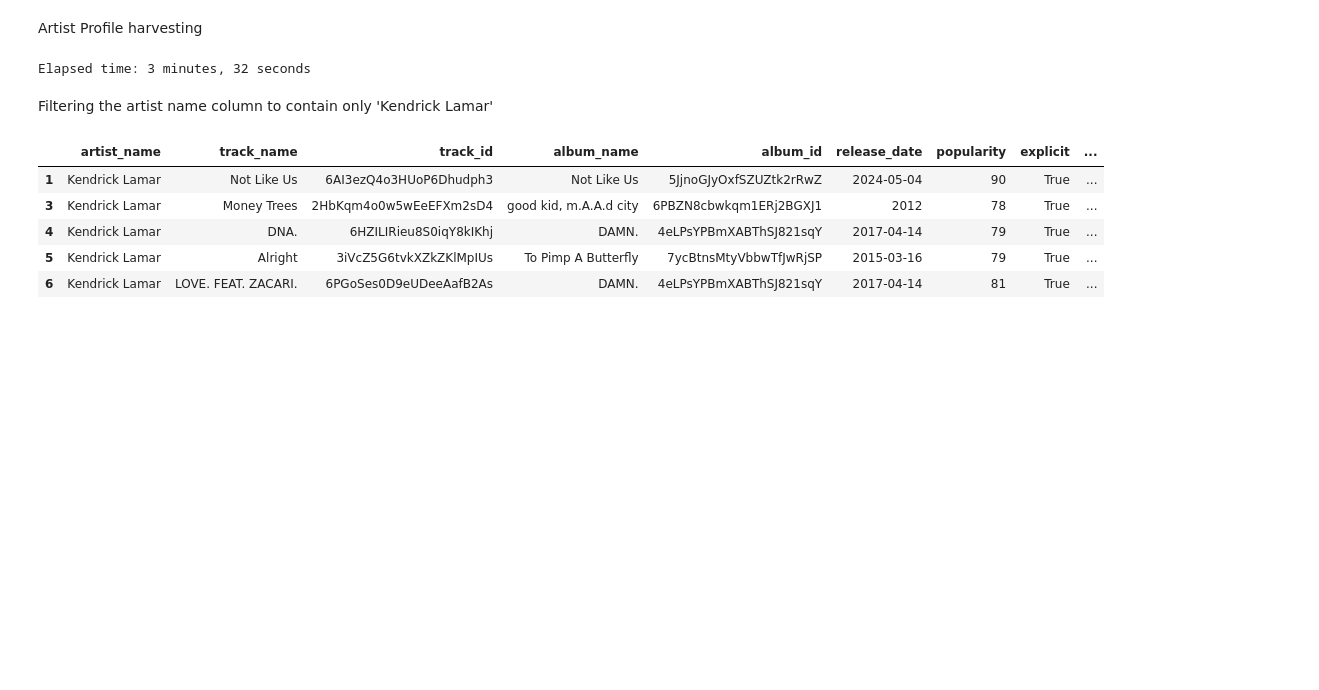
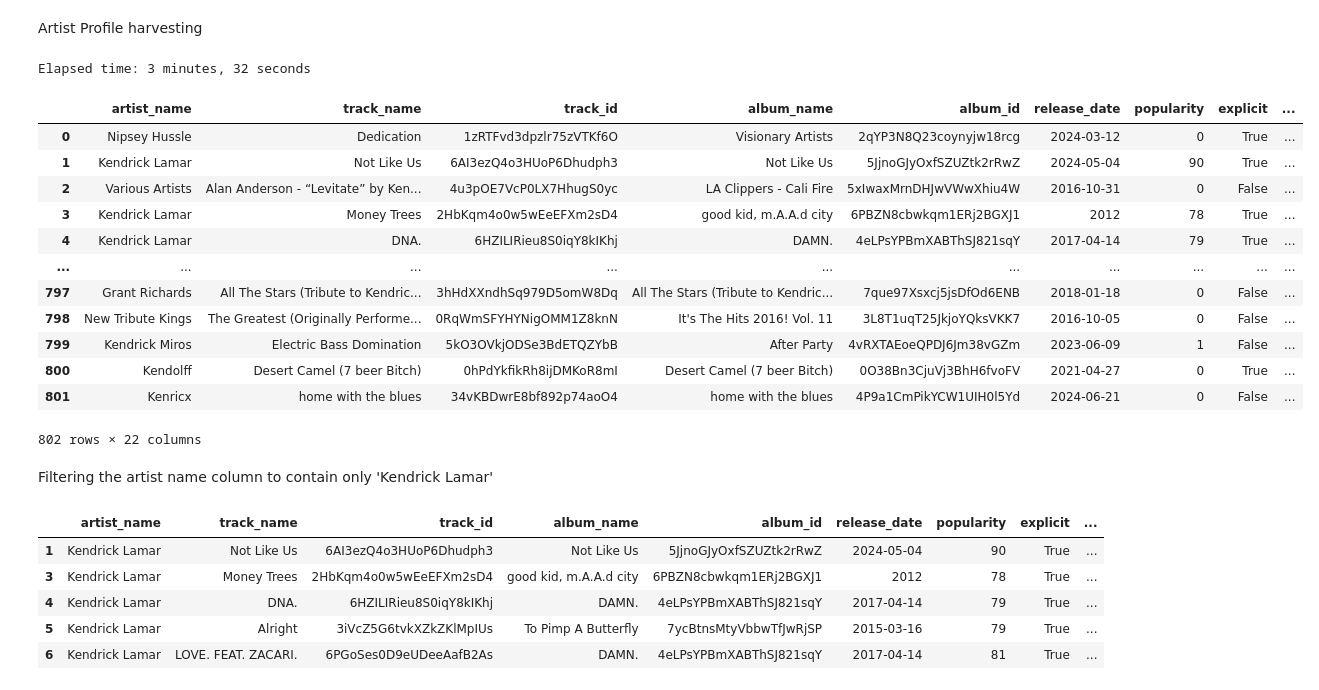
Before and after one commit to chik0di/spotify.dump, a Jupyter notebook: Kendrick Lamar/bottom_pot.ipynb, the cells around one changed output. Drawn from its saved outputs; the diff is of its cells as text; code cells hidden in the pictures; blank space fills up the shorter version.

```diff
--- a/Kendrick Lamar/bottom_pot.ipynb
+++ b/Kendrick Lamar/bottom_pot.ipynb
@@ -144,6 +144,22 @@ def collect_spotify_data():
 df_spotify = collect_spotify_data()
 # %% [output]
 Elapsed time: 3 minutes, 32 seconds
+# %%
+df_spotify
+# %% [output]
+|  | artist_name | track_name | track_id | album_name | album_id | release_date | popularity | explicit | ... |
+| 0 | Nipsey Hussle | Dedication | 1zRTFvd3dpzlr75zVTKf6O | Visionary Artists | 2qYP3N8Q23coynyjw18rcg | 2024-03-12 | 0 | True | ... |
+| 1 | Kendrick Lamar | Not Like Us | 6AI3ezQ4o3HUoP6Dhudph3 | Not Like Us | 5JjnoGJyOxfSZUZtk2rRwZ | 2024-05-04 | 90 | True | ... |
+| 2 | Various Artists | Alan Anderson - “Levitate” by Ken... | 4u3pOE7VcP0LX7HhugS0yc | LA Clippers - Cali Fire | 5xIwaxMrnDHJwVWwXhiu4W | 2016-10-31 | 0 | False | ... |
+| 3 | Kendrick Lamar | Money Trees | 2HbKqm4o0w5wEeEFXm2sD4 | good kid, m.A.A.d city | 6PBZN8cbwkqm1ERj2BGXJ1 | 2012 | 78 | True | ... |
+| 4 | Kendrick Lamar | DNA. | 6HZILIRieu8S0iqY8kIKhj | DAMN. | 4eLPsYPBmXABThSJ821sqY | 2017-04-14 | 79 | True | ... |
+| ... | ... | ... | ... | ... | ... | ... | ... | ... | ... |
+| 797 | Grant Richards | All The Stars (Tribute to Kendric... | 3hHdXXndhSq979D5omW8Dq | All The Stars (Tribute to Kendric... | 7que97Xsxcj5jsDfOd6ENB | 2018-01-18 | 0 | False | ... |
+| 798 | New Tribute Kings | The Greatest (Originally Performe... | 0RqWmSFYHYNigOMM1Z8knN | It's The Hits 2016! Vol. 11 | 3L8T1uqT25JkjoYQksVKK7 | 2016-10-05 | 0 | False | ... |
+| 799 | Kendrick Miros | Electric Bass Domination | 5kO3OVkjODSe3BdETQZYbB | After Party | 4vRXTAEoeQPDJ6Jm38vGZm | 2023-06-09 | 1 | False | ... |
+| 800 | Kendolff | Desert Camel (7 beer Bitch) | 0hPdYkfikRh8ijDMKoR8mI | Desert Camel (7 beer Bitch) | 0O38Bn3CjuVj3BhH6fvoFV | 2021-04-27 | 0 | True | ... |
+| 801 | Kenricx | home with the blues | 34vKBDwrE8bf892p74aoO4 | home with the blues | 4P9a1CmPikYCW1UIH0l5Yd | 2024-06-21 | 0 | False | ... |
+802 rows × 22 columns
 # %% [markdown]
 Filtering the artist name column to contain only 'Kendrick Lamar'
 # %%
```
Also changed, not shown: parts of 15 cells of this notebook, 1 other file.
